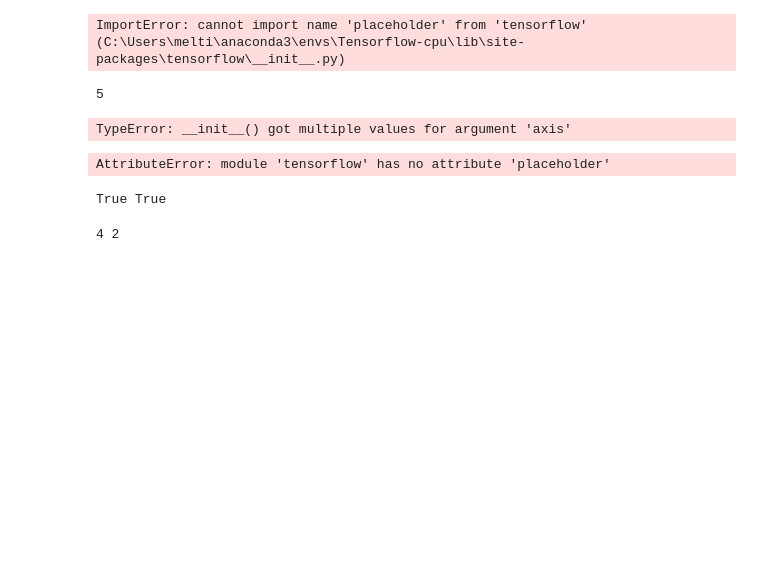
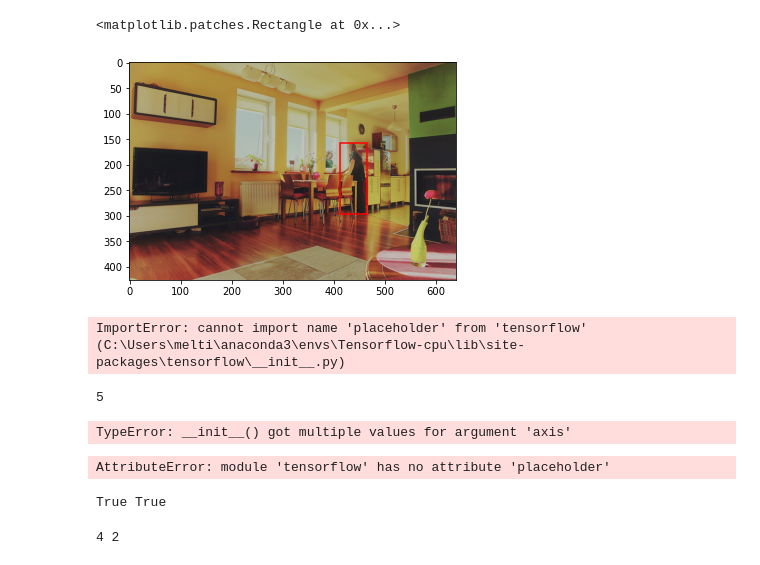
Before and after one commit to dmts94/yolo_human_orientation_detection, a Jupyter notebook: Common/code_testing.ipynb, the cells around one changed output. Saved outputs shown, nothing was run; the diff lists cells and outputs as text; code cells hidden in the pictures; blank space fills up the shorter version.

```diff
--- a/Common/code_testing.ipynb
+++ b/Common/code_testing.ipynb
@@ -35,3 +340,16 @@ session = fo.launch_app(dataset)
+# %%
+from PIL import Image
+from matplotlib.patches import Rectangle
+
+
+image = Image.open(r"C:\Users\melti\fiftyone\coco-2017\validation\data\000000000139.jpg")
+plt.imshow(image)
+ax = plt.gca()
+rect = Rectangle((412.8, 157.61), 53.05, 138.01,linewidth = 1.5, edgecolor = 'r', facecolor = 'none')
+ax.add_patch(rect)
+# %% [output]
+<matplotlib.patches.Rectangle at 0x...>
+[figure, added]
 # %%
 import tensorflow as tf
 from tensorflow.keras.layers import BatchNormalization as BatchNorm
```
Also changed, not shown: parts of 23 cells of this notebook, 2 other files.
